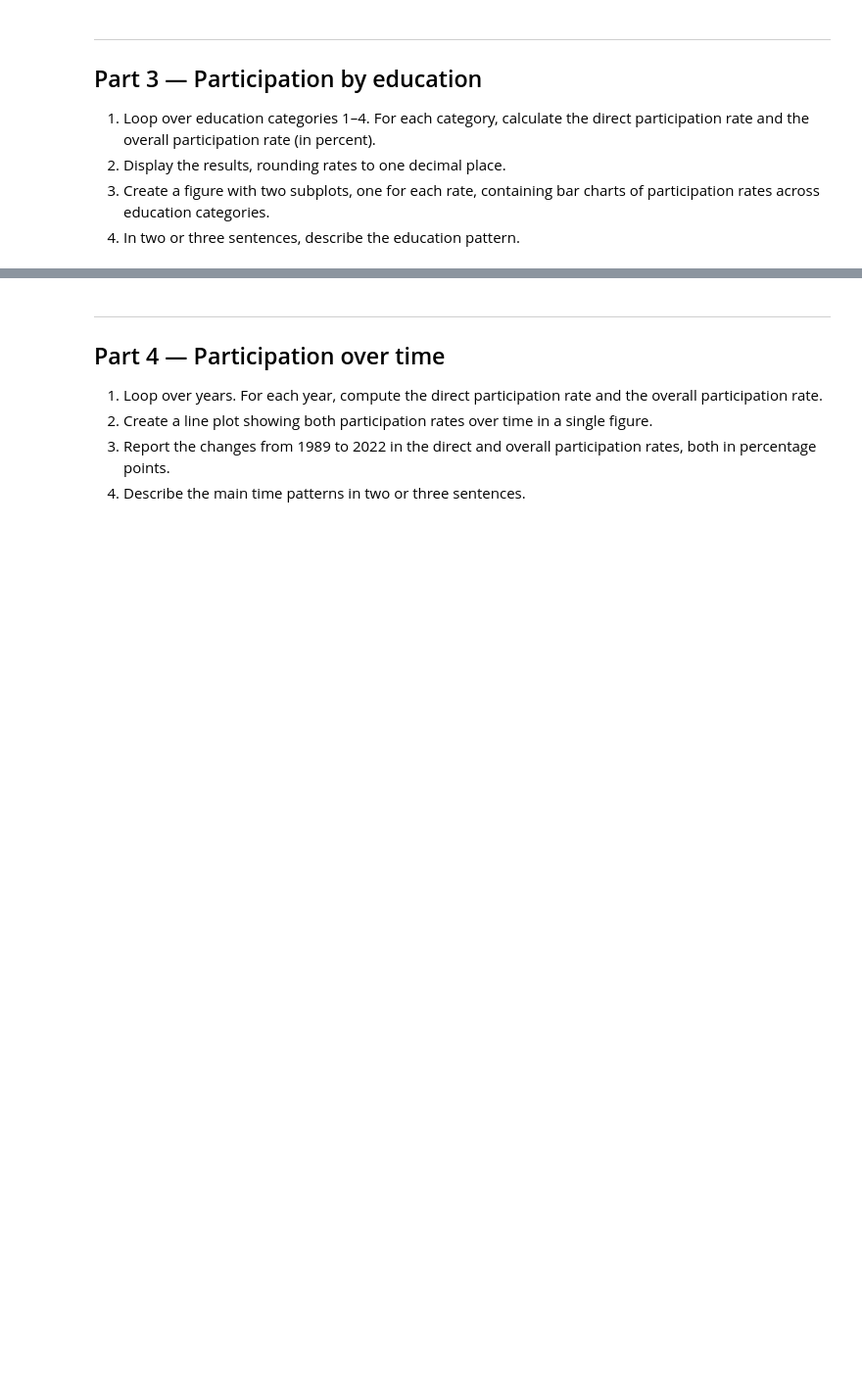
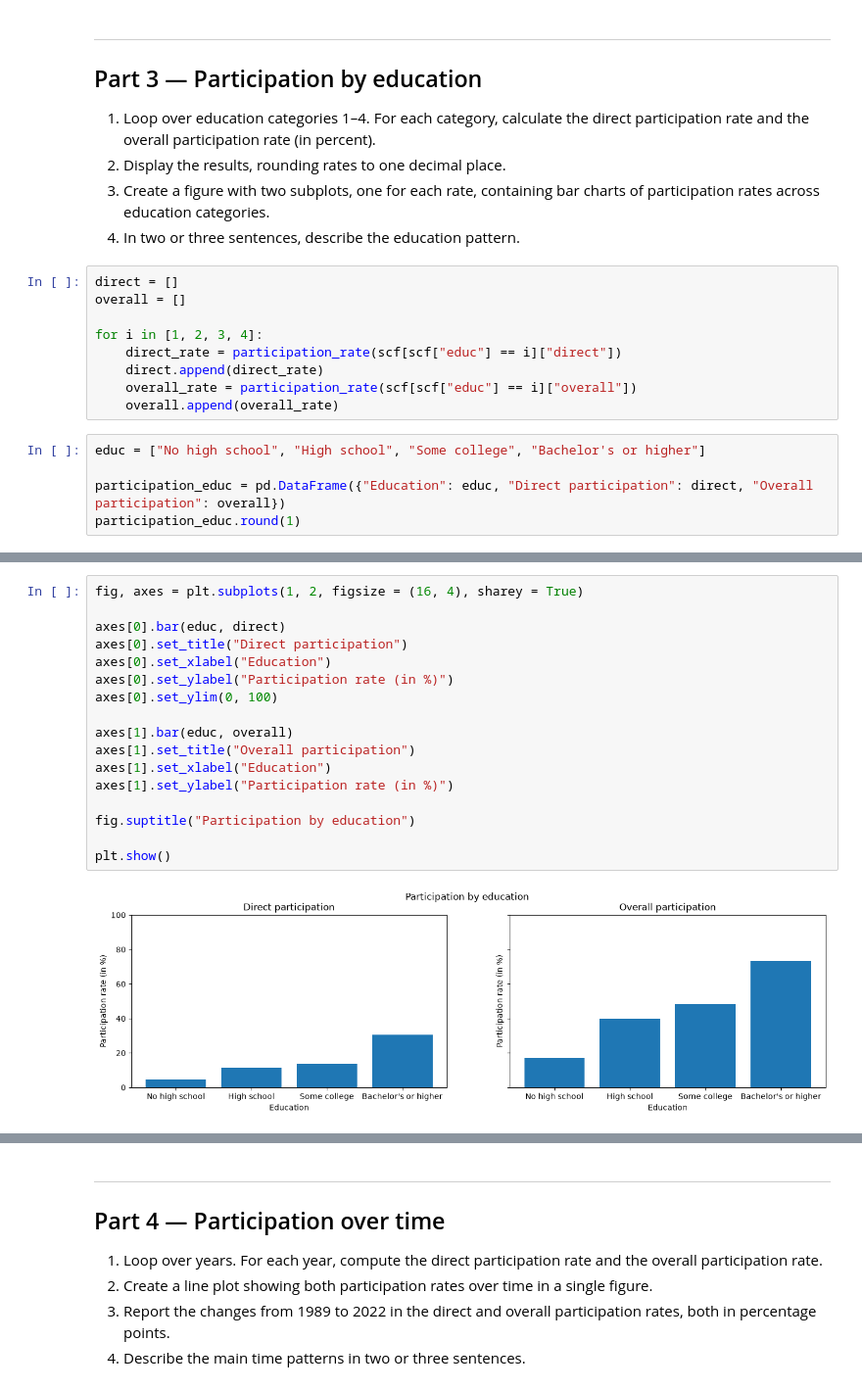
Before and after one commit to Leonard711/TECH2-assignment3, a Jupyter notebook: assignment3.ipynb, the cells around one changed output, grey strips where cells are left out. Shown at 98% size. Cells and saved outputs as stored; diff of their text form; blank space fills up the shorter version.

```diff
--- a/assignment3.ipynb
+++ b/assignment3.ipynb
@@ -190,3 +190,17 @@ print(f"{overall_rate:.2f} % of households participate directly or indirectly.")
 3. Create a figure with two subplots, one for each rate, containing bar charts
    of participation rates across education categories.
 4. In two or three sentences, describe the education pattern.
+# %%
+direct = []
+overall = []
+
+for i in [1, 2, 3, 4]:
+    direct_rate = participation_rate(scf[scf["educ"] == i]["direct"])
+    direct.append(direct_rate)
+    overall_rate = participation_rate(scf[scf["educ"] == i]["overall"])
+    overall.append(overall_rate)
+# %%
+educ = ["No high school", "High school", "Some college", "Bachelor's or higher"]
+
+participation_educ = pd.DataFrame({"Education": educ, "Direct participation": direct, "Overall participation": overall})
+participation_educ.round(1)
@@ -192,0 +213,19 @@ print(f"{overall_rate:.2f} % of households participate directly or indirectly.")
+# %%
+fig, axes = plt.subplots(1, 2, figsize = (16, 4), sharey = True)
+
+axes[0].bar(educ, direct)
+axes[0].set_title("Direct participation")
+axes[0].set_xlabel("Education")
+axes[0].set_ylabel("Participation rate (in %)")
+axes[0].set_ylim(0, 100)
+
+axes[1].bar(educ, overall)
+axes[1].set_title("Overall participation")
+axes[1].set_xlabel("Education")
+axes[1].set_ylabel("Participation rate (in %)")
+
+fig.suptitle("Participation by education")
+
+plt.show()
+# %% [output]
+[figure, added]
```
Also changed, not shown: parts of 2 cells of this notebook.
